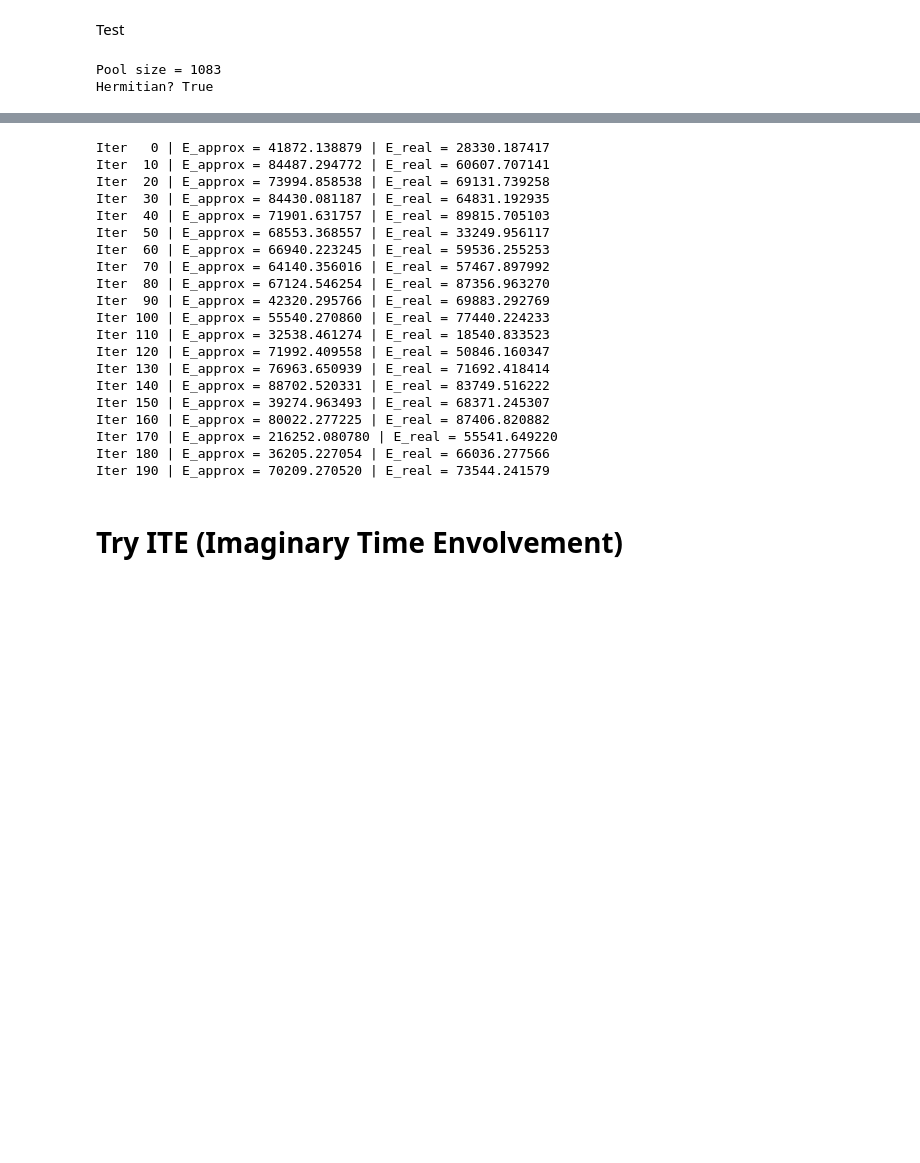
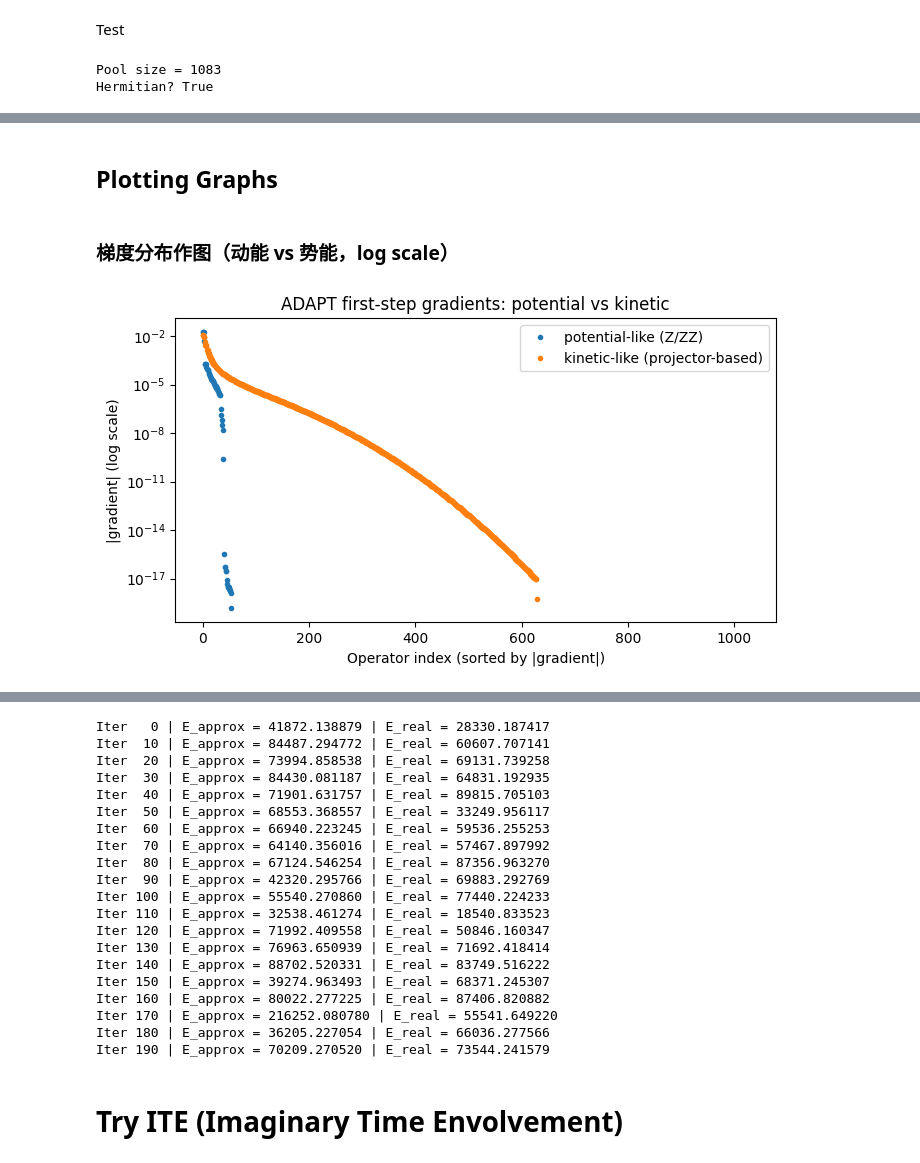
Before and after one commit to YeNing76/PySCF, a Jupyter notebook: Voronoi.ipynb, the cells around one changed output, grey strips where cells are left out. Cells and saved outputs as stored; diff of their text form; code cells hidden in the pictures; blank space fills up the shorter version.

Commit message:
计算 ADAPT‑VQE 的第一轮梯度

```diff
--- a/Voronoi.ipynb
+++ b/Voronoi.ipynb
@@ -2368,0 +2406,12 @@ Hermitian? True
+# %%
+pool = build_real_grid_operator_pool_advanced(
+    num_qubits=num_qubits,
+    potential_basis="Z",
+    include_zz=True,
+    kinetic_inner_range=2,
+    kinetic_outer_range=1,
+    kinetic_center=D//2,
+    use_parity_filter=False,   # 梯度测试先关掉对称性筛选，方便观察
+    max_pool_size=None,
+)
+print("Pool size:", len(pool))
@@ -2368,0 +2422,3 @@ Hermitian? True
+# %%
+psi0 = np.zeros(D, dtype=complex)
+psi0[D//2] = 1.0  # |center>
@@ -2368,0 +2489,4 @@ Hermitian? True
+# %%
+top_indices = [9, 8, 7, 566, 570, 567, 569, 6, 572, 565]
+for idx in top_indices:
+    print(idx, pool[idx])
@@ -2368,0 +2511,40 @@ Hermitian? True
+# %% [markdown]
+## Plotting Graphs
+# %% [markdown]
+### 梯度分布作图（动能 vs 势能，log scale）
+# %%
+import numpy as np
+import matplotlib.pyplot as plt
+
+def classify_op(op):
+    labels = set("".join(op.paulis.to_labels()))
+    if labels.issubset({"I", "Z"}):
+        return "potential"
+    else:
+        return "kinetic"
+
+# 提取梯度绝对值和类型
+abs_grads = []
+types = []
+for idx, g in gradients_sorted:
+    abs_grads.append(abs(g))
+    types.append(classify_op(pool[idx]))
+
+abs_grads = np.array(abs_grads)
+
+# 按类型分开
+potential_vals = abs_grads[np.array(types) == "potential"]
+kinetic_vals   = abs_grads[np.array(types) == "kinetic"]
+
+plt.figure(figsize=(7,4))
+plt.semilogy(potential_vals, 'o', markersize=3, label="potential-like (Z/ZZ)")
+plt.semilogy(kinetic_vals, 'o', markersize=3, label="kinetic-like (projector-based)")
+
+plt.xlabel("Operator index (sorted by |gradient|)")
+plt.ylabel("|gradient| (log scale)")
+plt.title("ADAPT first-step gradients: potential vs kinetic")
+plt.legend()
+plt.tight_layout()
+plt.show()
+# %% [output]
+[figure, added]
```
Also changed, not shown: parts of 12 cells of this notebook.
